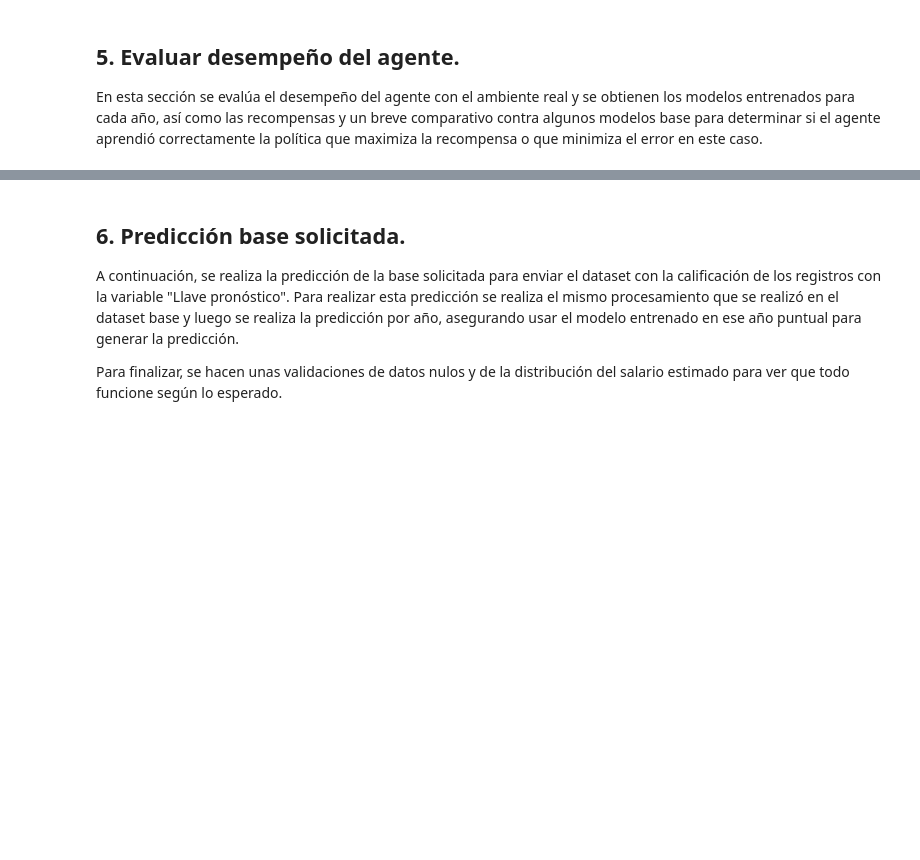
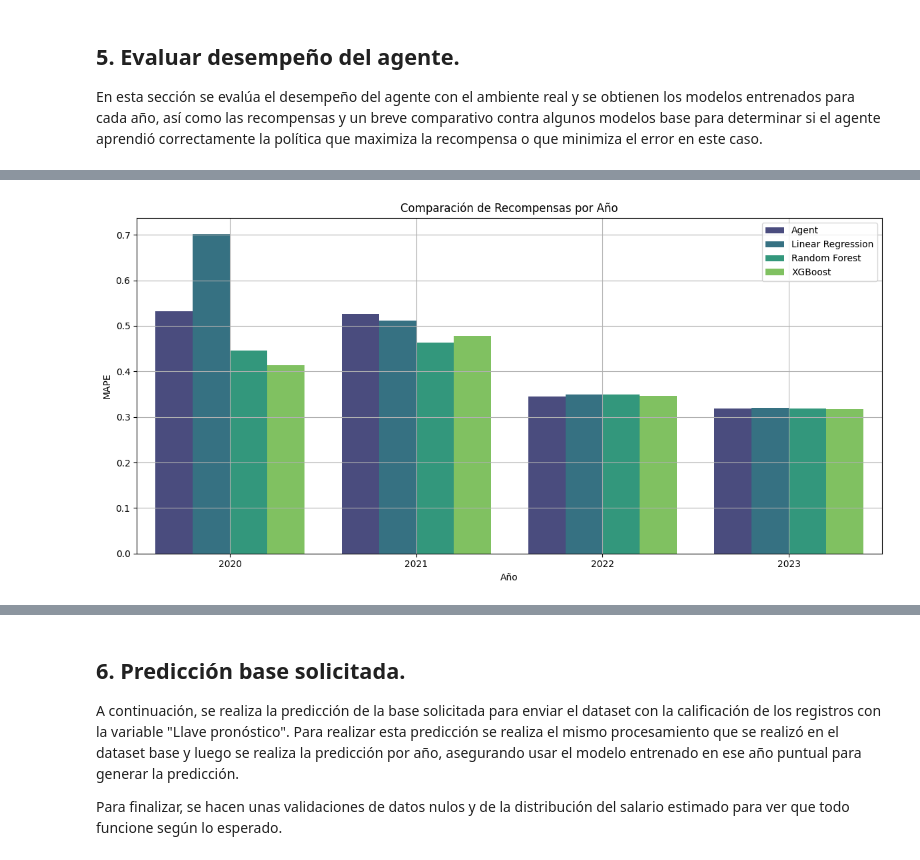
Before and after one commit to jhonp19958/bdb_technical_test, a Jupyter notebook: technical_test_bdb.ipynb, the cells around one changed output, grey strips where cells are left out. Saved outputs shown, nothing was run; the diff lists cells and outputs as text; code cells hidden in the pictures; blank space fills up the shorter version.

```diff
--- a/technical_test_bdb.ipynb
+++ b/technical_test_bdb.ipynb
@@ -734,0 +888,22 @@ Se ve que la política seleccionada por el agente tiene sentido, ya que en 10 de
+# %%
+# Desempeño de la regresión lineal default (agente es mejor en todos los años)
+action_dict_t = {year: 0 for year in np.sort(base_final.work_year.unique())}
+rewards_lr = simulate_steps(base_final, step_variable, target_variable, list_actions, action_dict_t, scoring_method=scoring_method)
+# %%
+# Desempeño del modelo de Random Forest default (agente es peor solo en el 2020)
+action_dict_t = {year: 2 for year in np.sort(base_final.work_year.unique())}
+rewards_rf = simulate_steps(base_final, step_variable, target_variable, list_actions, action_dict_t, scoring_method=scoring_method)
+# %%
+# Desempeño del modelo de XGBoost default (agente es peor solo en el 2023)
+action_dict_t = {year: 3 for year in np.sort(base_final.work_year.unique())}
+rewards_xgb = simulate_steps(base_final, step_variable, target_variable, list_actions, action_dict_t, scoring_method=scoring_method)
+# %%
+# Tabla comparativa de recompensas
+df_rewards_mape = pd.DataFrame({
+    "Year": np.sort(base_final.work_year.unique()),
+    "Agent": rewards_agent,
+    "Linear Regression": rewards_lr,
+    "Random Forest": rewards_rf,
+    "XGBoost": rewards_xgb
+})
+df_rewards_mape.round(3)
@@ -734,0 +916,14 @@ Se ve que la política seleccionada por el agente tiene sentido, ya que en 10 de
+# %%
+# Graficar resultados
+df_melted = df_rewards_mape.melt(id_vars="Year", var_name="Model", value_name="Reward")
+plt.figure(figsize=(12, 6))
+sns.barplot(data=df_melted, x="Year", y="Reward", hue="Model", palette="viridis")
+plt.title("Comparación de Recompensas por Año")
+plt.xlabel("Año")
+plt.ylabel("MAPE")
+plt.legend()
+plt.grid()
+plt.tight_layout()
+plt.show()
+# %% [output]
+[figure, added]
```
Also changed, not shown: parts of 34 cells of this notebook, 9 other files.
